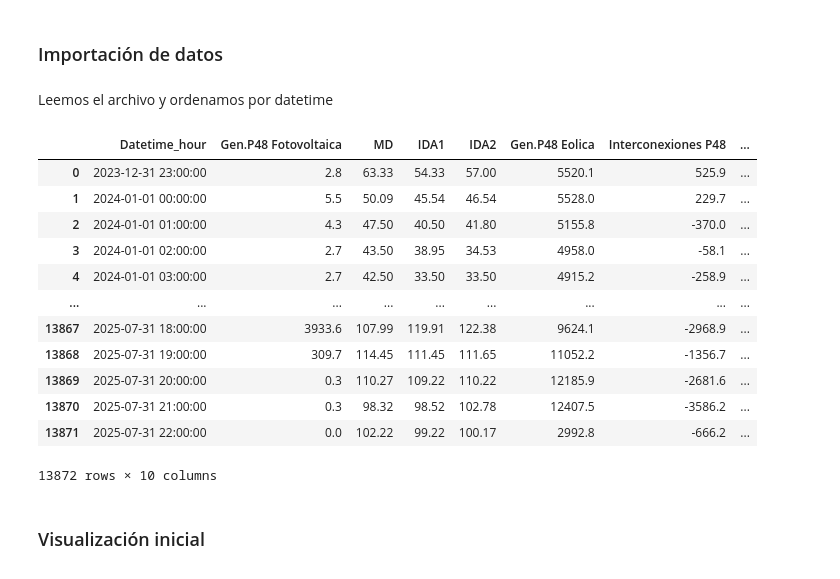
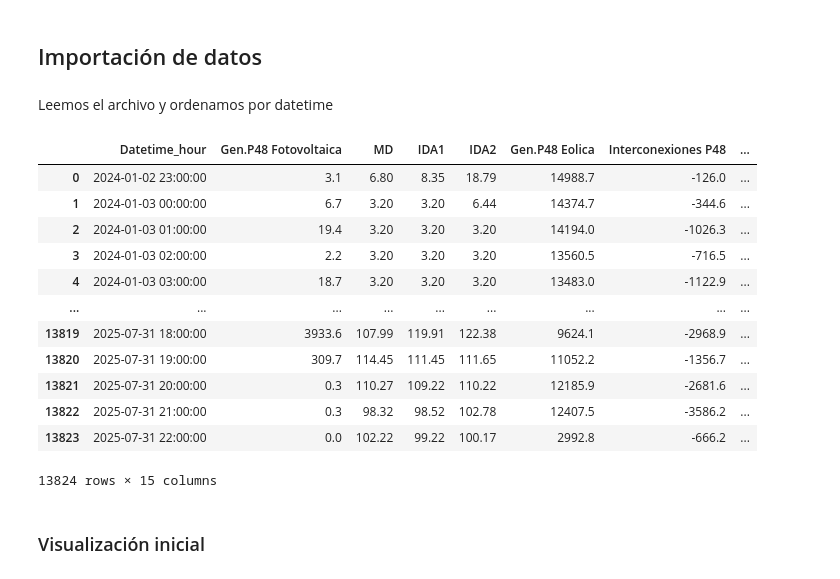
Before and after one commit to JaimeNavs9/proyecto_prediccion_MD, a Jupyter notebook: modelo_pasado.ipynb, the cells around one changed output. Saved outputs shown, nothing was run; the diff lists cells and outputs as text; code cells hidden in the pictures.

Commit message:
2 tipos de modelo a pasado

```diff
--- a/modelo_pasado.ipynb
+++ b/modelo_pasado.ipynb
@@ -14,29 +14,29 @@ import matplotlib.pyplot as plt
 from sklearn.metrics import mean_absolute_error, mean_squared_error
 import math
 # %% [markdown]
-### Importación de datos
+## Importación de datos
 # %% [markdown]
 Leemos el archivo y ordenamos por datetime
 # %%
-data_df = pd.read_csv('data_training/esios_data_modelo_dl.csv')
+data_df = pd.read_csv('data_training/predictores_modelo_pasado.csv')
 data_df['Datetime_hour'] = pd.to_datetime(data_df['Datetime_hour'])
 data_df['day_of_week'] = data_df['Datetime_hour'].dt.dayofweek
 data_df = data_df.sort_values(by=['Datetime_hour']).reset_index(drop=True)
 data_df
 # %% [output]
 |  | Datetime_hour | Gen.P48 Fotovoltaica | MD | IDA1 | IDA2 | Gen.P48 Eolica | Interconexiones P48 | ... |
-| 0 | 2023-12-31 23:00:00 | 2.8 | 63.33 | 54.33 | 57.00 | 5520.1 | 525.9 | ... |
-| 1 | 2024-01-01 00:00:00 | 5.5 | 50.09 | 45.54 | 46.54 | 5528.0 | 229.7 | ... |
-| 2 | 2024-01-01 01:00:00 | 4.3 | 47.50 | 40.50 | 41.80 | 5155.8 | -370.0 | ... |
-| 3 | 2024-01-01 02:00:00 | 2.7 | 43.50 | 38.95 | 34.53 | 4958.0 | -58.1 | ... |
-| 4 | 2024-01-01 03:00:00 | 2.7 | 42.50 | 33.50 | 33.50 | 4915.2 | -258.9 | ... |
+| 0 | 2024-01-02 23:00:00 | 3.1 | 6.80 | 8.35 | 18.79 | 14988.7 | -126.0 | ... |
+| 1 | 2024-01-03 00:00:00 | 6.7 | 3.20 | 3.20 | 6.44 | 14374.7 | -344.6 | ... |
+| 2 | 2024-01-03 01:00:00 | 19.4 | 3.20 | 3.20 | 3.20 | 14194.0 | -1026.3 | ... |
+| 3 | 2024-01-03 02:00:00 | 2.2 | 3.20 | 3.20 | 3.20 | 13560.5 | -716.5 | ... |
+| 4 | 2024-01-03 03:00:00 | 18.7 | 3.20 | 3.20 | 3.20 | 13483.0 | -1122.9 | ... |
 | ... | ... | ... | ... | ... | ... | ... | ... | ... |
-| 13867 | 2025-07-31 18:00:00 | 3933.6 | 107.99 | 119.91 | 122.38 | 9624.1 | -2968.9 | ... |
-| 13868 | 2025-07-31 19:00:00 | 309.7 | 114.45 | 111.45 | 111.65 | 11052.2 | -1356.7 | ... |
-| 13869 | 2025-07-31 20:00:00 | 0.3 | 110.27 | 109.22 | 110.22 | 12185.9 | -2681.6 | ... |
-| 13870 | 2025-07-31 21:00:00 | 0.3 | 98.32 | 98.52 | 102.78 | 12407.5 | -3586.2 | ... |
-| 13871 | 2025-07-31 22:00:00 | 0.0 | 102.22 | 99.22 | 100.17 | 2992.8 | -666.2 | ... |
+| 13819 | 2025-07-31 18:00:00 | 3933.6 | 107.99 | 119.91 | 122.38 | 9624.1 | -2968.9 | ... |
+| 13820 | 2025-07-31 19:00:00 | 309.7 | 114.45 | 111.45 | 111.65 | 11052.2 | -1356.7 | ... |
+| 13821 | 2025-07-31 20:00:00 | 0.3 | 110.27 | 109.22 | 110.22 | 12185.9 | -2681.6 | ... |
+| 13822 | 2025-07-31 21:00:00 | 0.3 | 98.32 | 98.52 | 102.78 | 12407.5 | -3586.2 | ... |
+| 13823 | 2025-07-31 22:00:00 | 0.0 | 102.22 | 99.22 | 100.17 | 2992.8 | -666.2 | ... |
-13872 rows × 10 columns
+13824 rows × 15 columns
 # %% [markdown]
 ### Visualización inicial
 # %% [markdown]
```
Also changed, not shown: parts of 28 cells of this notebook, 5 other files.
